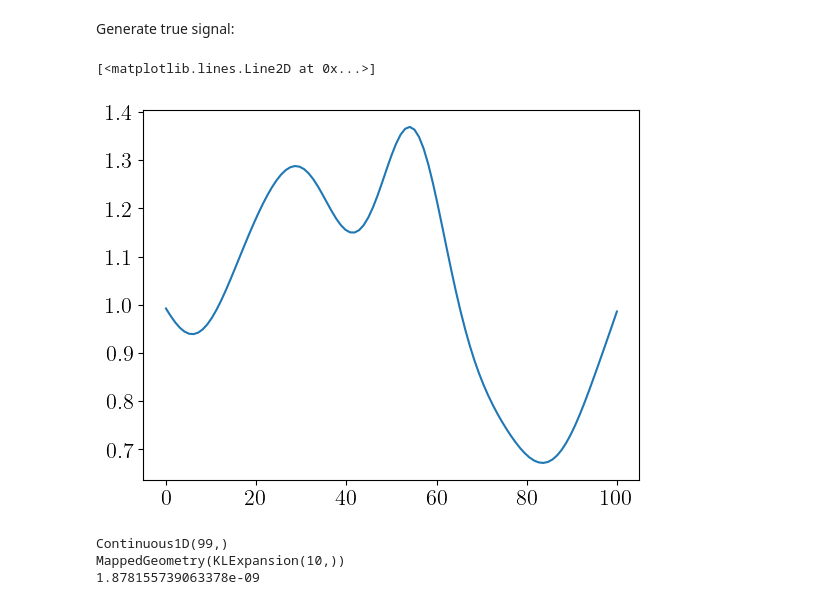
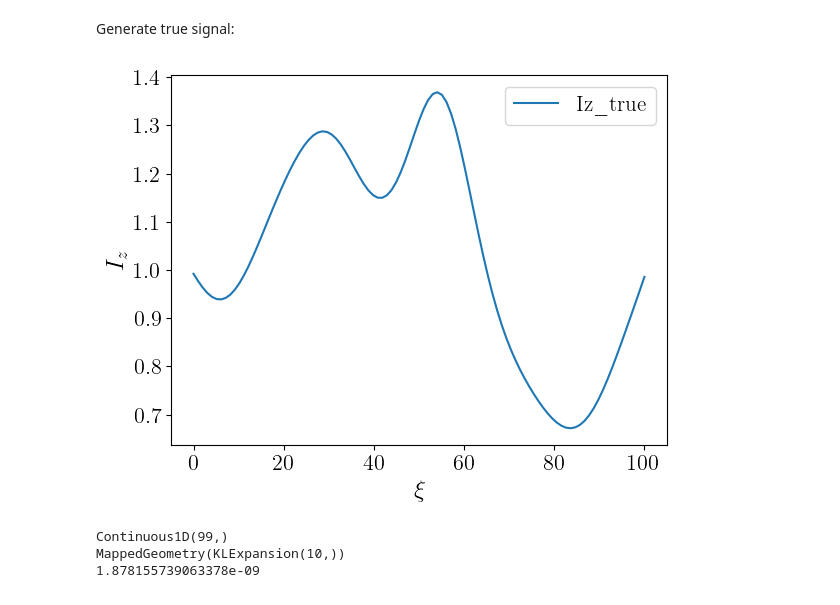
Before and after one commit to MarkusTHolm/BeamUQ, a Jupyter notebook: beamUQ.ipynb, the cells around one changed output. Cells and saved outputs as stored; diff of their text form; code cells hidden in the pictures.

```diff
--- a/beamUQ.ipynb
+++ b/beamUQ.ipynb
@@ -90,15 +93,19 @@ prior = Gaussian(0, sigma_pr**2, geometry=model_Beam.domain_geometry, name='Iz')
 # %% [markdown]
 Generate true signal:
 # %%
+# from cProfile import label
+
 Zs_true = prior.sample(1)
 Iz_true = Zs_true.funvals                # True beam thickness
 v_true = beam.forward(Iz_true)           # True beam deflection
 
 # Iz_true.plot()
-plt.plot(grid, Iz_true)
+plt.plot(grid, Iz_true,label="Iz_true");
+plt.xlabel('$\\xi$');
+plt.ylabel('$I_z$');
+plt.legend();
 # %% [output]
-[<matplotlib.lines.Line2D at 0x...>]
-[figure, old version]
+[figure, new version]
 # %%
 sigma_obs = 0.05
 
```
Also changed, not shown: parts of 6 cells of this notebook.
